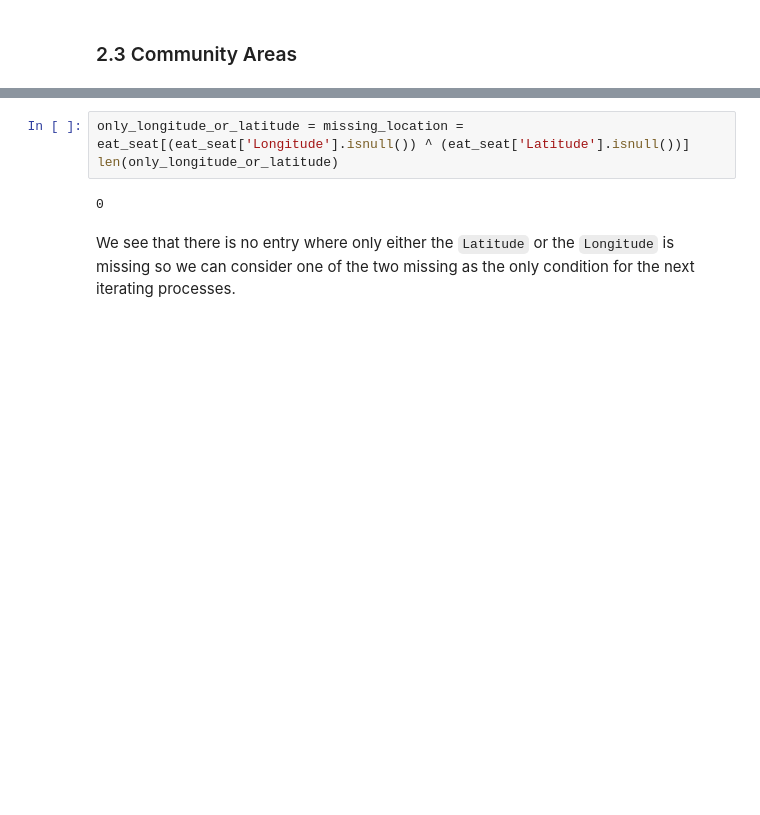
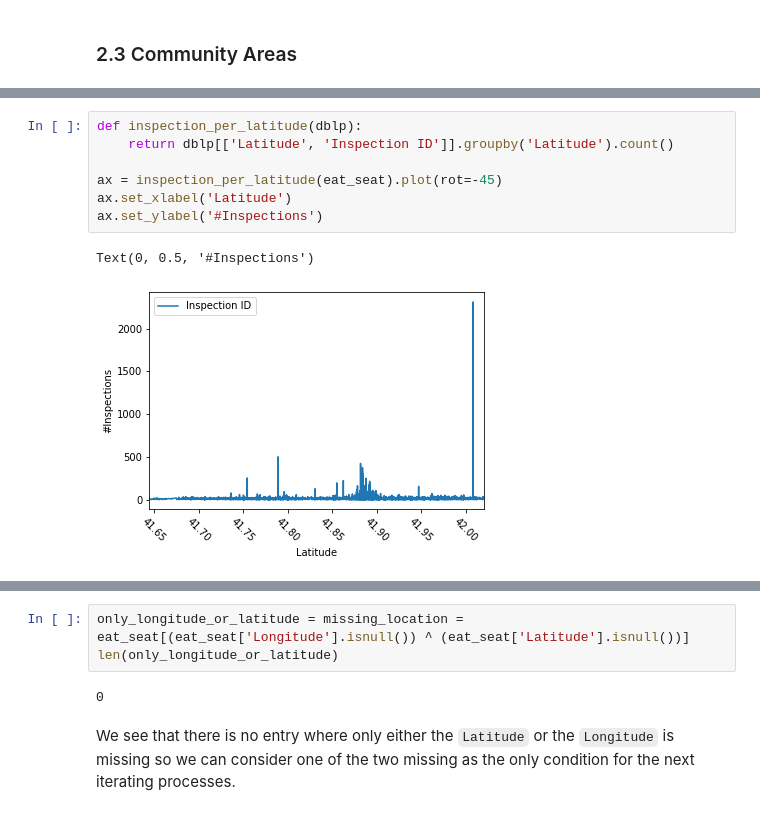
Before and after one commit to clairebilat/ada-2019-project-lost-and-found, a Jupyter notebook: Milestone-3-Claire.ipynb, the cells around one changed output, grey strips where cells are left out. Drawn from its saved outputs; the diff is of its cells as text; blank space fills up the shorter version.

```diff
--- a/Milestone-3-Claire.ipynb
+++ b/Milestone-3-Claire.ipynb
@@ -625 +593,11 @@ Location               0
 dtype: int64
+# %%
+def inspection_per_latitude(dblp):
+    return dblp[['Latitude', 'Inspection ID']].groupby('Latitude').count()
+
+ax = inspection_per_latitude(eat_seat).plot(rot=-45)
+ax.set_xlabel('Latitude')
+ax.set_ylabel('#Inspections')
+# %% [output]
+Text(0, 0.5, '#Inspections')
+[figure, added]
```
Also changed, not shown: parts of 31 cells of this notebook.
